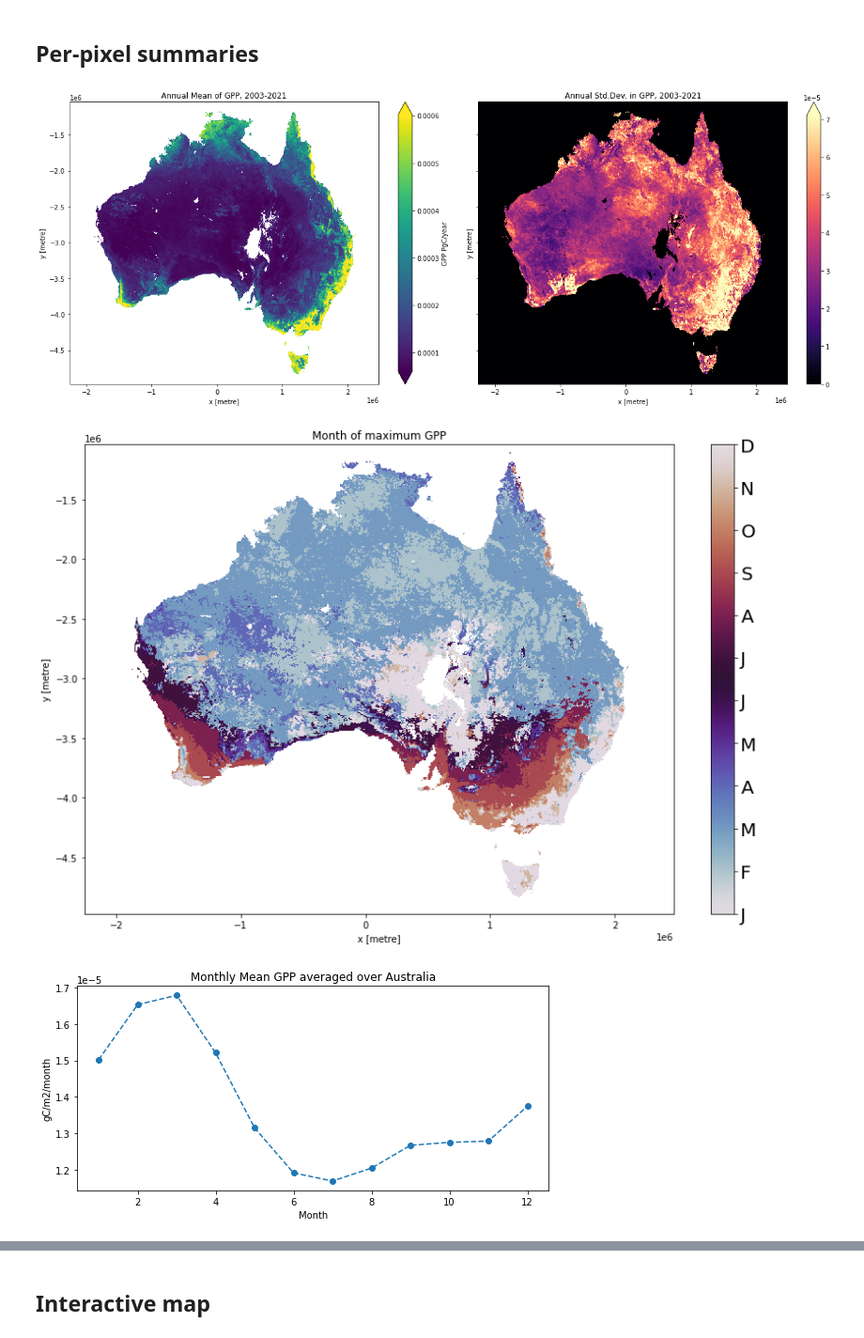
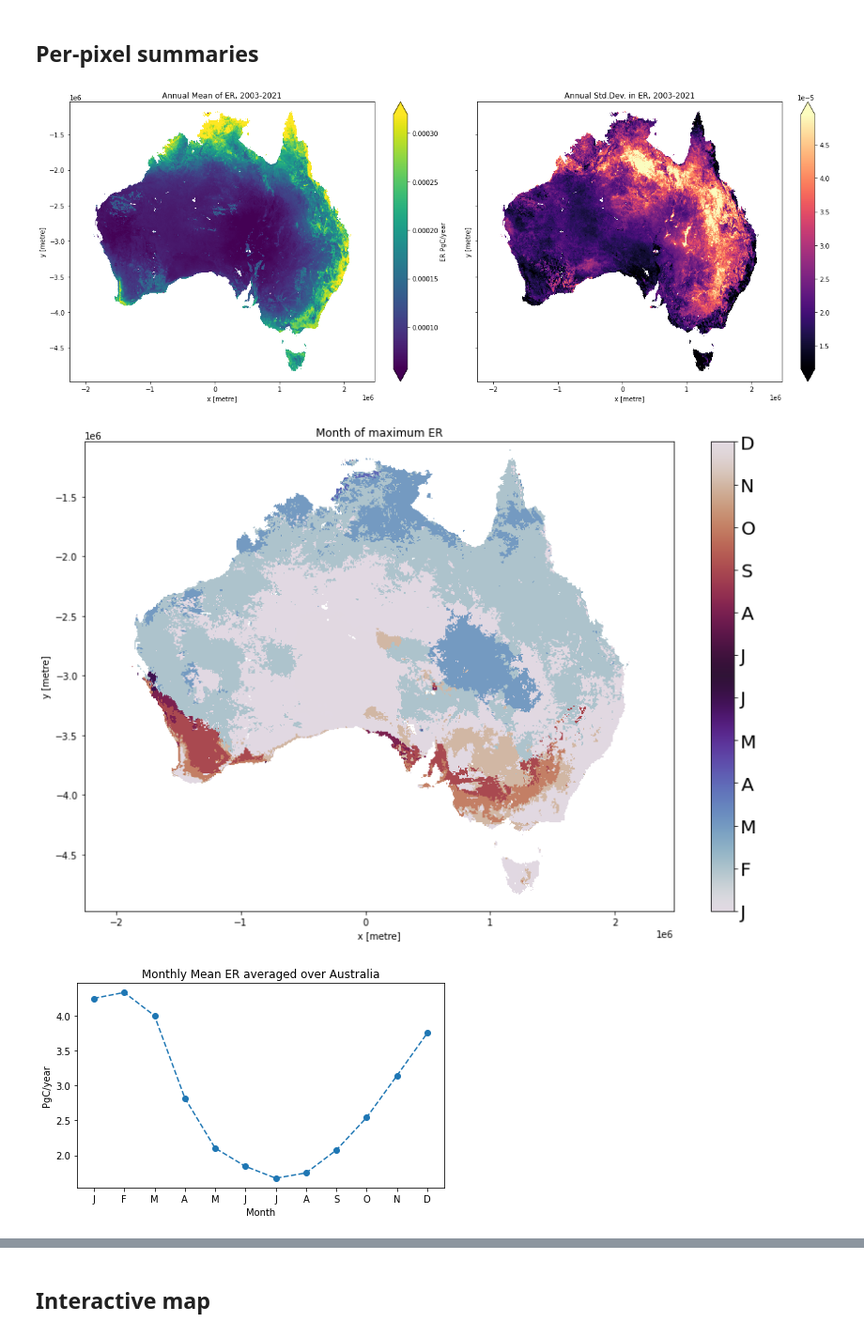
Before and after one commit to cbur24/NEE_modelling, a Jupyter notebook: 6_Plot_results.ipynb, the cells around one changed output, grey strips where cells are left out. Shown at 94% size. Drawn from its saved outputs; the diff is of its cells as text; code cells hidden in the pictures.

Commit message:
bioregion plots, tify up plotting code, 20221212 model runs

```diff
--- a/6_Plot_results.ipynb
+++ b/6_Plot_results.ipynb
@@ -20,8 +24,8 @@ warnings.filterwarnings("ignore")
 # %% [markdown]
 ## Analysis Parameters
 # %%
-var = 'GPP'
-suffix='20221208'
+var = 'ER'
+suffix='20221212'
 results_name = var+'_2003_2021_5km_LGBM_'+suffix+'.nc'
 mask_path = '/g/data/os22/chad_tmp/NEE_modelling/results/prediction_data/mask_5km.nc'
 
@@ -139,8 +178,12 @@ scaled_variance = annual_std / annual_mean
 # write_cog(annual_std, '/g/data/os22/chad_tmp/NEE_modelling/results/predictions/NEE_annual_std.tif')
 # %%
 fig,ax = plt.subplots(1,2, figsize=(18,7), sharey=True)
-annual_mean.rename(var+' PgC/year').where(annual_mean!=0).plot.imshow(ax=ax[0], cmap='viridis', robust=True)  #cmap='RdBu_r'
-annual_std.rename('').plot.imshow(ax=ax[1], cmap='magma', robust=True)
+
+if var == 'NEE':
+    annual_mean.rename(var+' PgC/year').where(annual_mean!=0).plot.imshow(ax=ax[0], cmap='RdBu_r', robust=True)  #cmap='RdBu_r'
+else:
+    annual_mean.rename(var+' PgC/year').where(annual_mean!=0).plot.imshow(ax=ax[0], cmap='viridis', robust=True)  #cmap='RdBu_r'
+annual_std.rename('').where(annual_mean!=0).plot.imshow(ax=ax[1], cmap='magma', robust=True)
 # np.absolute(scaled_variance.rename('')).plot.imshow(ax=ax[1],cmap='magma', robust=True)
 ax[0].set_title('Annual Mean of '+var+', 2003-2021')
 ax[1].set_title('Annual Std.Dev. in '+var+', 2003-2021')
@@ -148,7 +191,7 @@ ax[1].set_title('Annual Std.Dev. in '+var+', 2003-2021')
 # plt.suptitle('Annual Mean and Std. Dev. of GPP, 2003-2021')
 plt.tight_layout();
 # %% [output]
-[figure, old version]
+[figure, new version]
 # %%
 monthly_mean = ds.groupby('time.month').mean() #.sel(time=slice('2003','2015'))
 # monthly_season = ds.groupby('time.season').mean()
@@ -180,7 +223,7 @@ ax.set_title('Month of maximum '+var);
 # ax[1].set_title('Season of maximum '+var)
 plt.tight_layout();
 # %% [output]
-[figure, old version]
+[figure, new version]
 # %%
 # monthly_mean.where(~mask).plot.imshow(col='month', col_wrap=6, robust=True); #cmap='RdBu_r'
 # %%
@@ -188,16 +231,19 @@ plt.tight_layout();
 # %%
 # np.absolute(cv_monthly).where(~mask).plot.imshow(col='month', col_wrap=6,robust=True, cmap='magma');
 # %%
-y = monthly_mean.mean(['x','y']).values
+y = monthly_mean.sum(['x','y']).values
 x = monthly_mean.month.values
 # std = monthly_std.mean(['x','y']).values
 
-fig,ax = plt.subplots(1,1, figsize=(9,4))
+fig,ax = plt.subplots(1,1, figsize=(7,4))
 ax.plot(x, y, marker='o', linestyle='--')
-# ax.axhline(0, c='grey')
+if var=='NEE':
+    ax.axhline(0, c='grey')
 # ax.fill_between(x, y-std, y+std, alpha=0.5)
 ax.set_title('Monthly Mean '+var+' averaged over Australia')
+ax.set_xticks(range(1,13))
+ax.set_xticklabels(["J","F","M","A","M","J","J","A","S","O","N","D"])
 ax.set_xlabel('Month');
-ax.set_ylabel('gC/m2/month');
+ax.set_ylabel('PgC/year');
 # %% [output]
-[figure, old version]
+[figure, new version]
```
Also changed, not shown: parts of 10 cells of this notebook, 49 other files.
